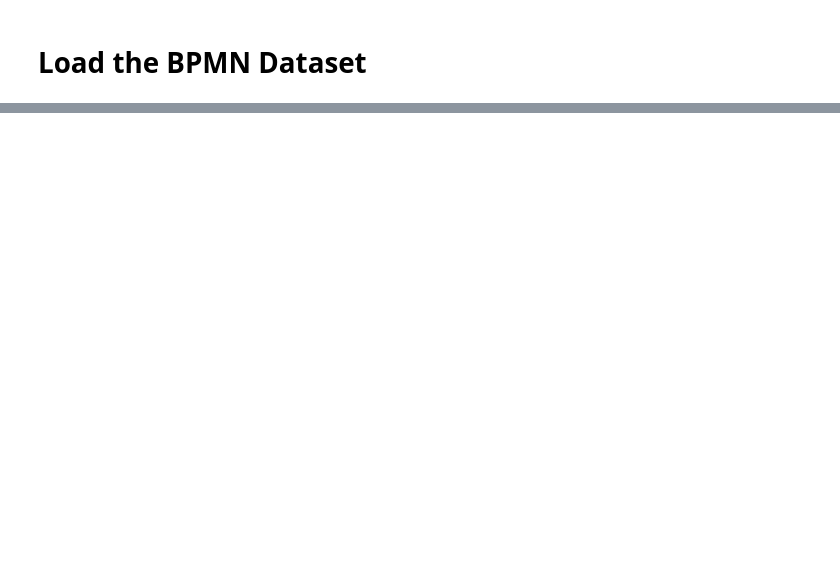
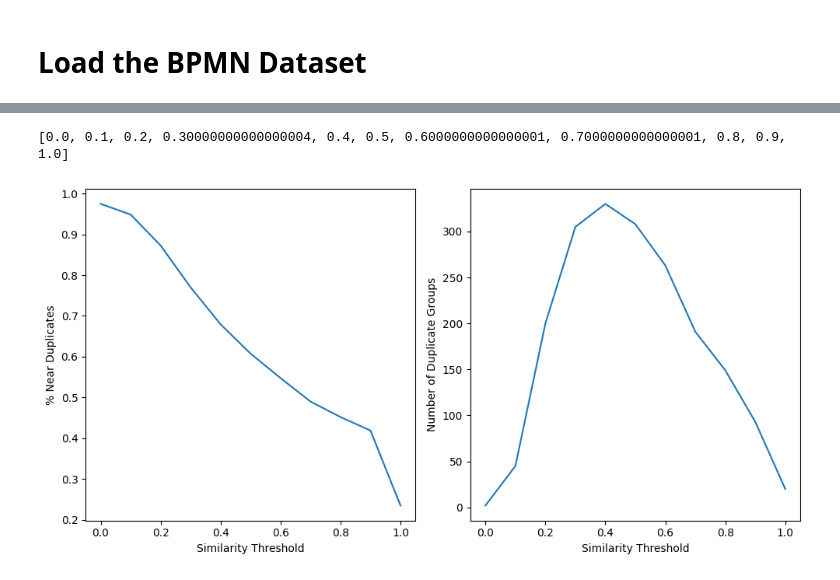
Before and after one commit to BernyWeiss/bpmn-model-cleansing, a Jupyter notebook: bpmn_dataset_generation.ipynb, the cells around one changed output, grey strips where cells are left out. Drawn from its saved outputs; the diff is of its cells as text; code cells hidden in the pictures; blank space fills up the shorter version.

```diff
--- a/bpmn_dataset_generation.ipynb
+++ b/bpmn_dataset_generation.ipynb
@@ -138,0 +131,22 @@ print(n_models)
+# %%
+steps = [x*0.1 for x in range(11)]
+print(steps)
+
+percent_near_duplicates = list()
+number_of_duplicate_groups = list()
+
+#file_path = 'data/bpmnmodelset/processed/partial/reduced_with_names.csv'
+#loaded_dataset = load_dataset_from_csv("sam_reduced_models", file_path)
+
+for step in steps:
+    percentage, n_groups = tfidf_near_duplicate_detector(loaded_dataset, threshold=step, inplace=False, plt_fig=False, print_results=False)
+    percent_near_duplicates.append(percentage)
+    number_of_duplicate_groups.append(n_groups)
+# %% [output]
+[0.0, 0.1, 0.2, 0.30000000000000004, 0.4, 0.5, 0.6000000000000001, 0.7000000000000001, 0.8, 0.9, 1.0]
+# %%
+from mcp4cm.bpmn.plotting_util import plot_tf_idf_graphs
+
+plot_tf_idf_graphs(steps, percent_near_duplicates, number_of_duplicate_groups)
+# %% [output]
+[figure, added]
```
Also changed, not shown: parts of 13 cells of this notebook, 5 other files.
